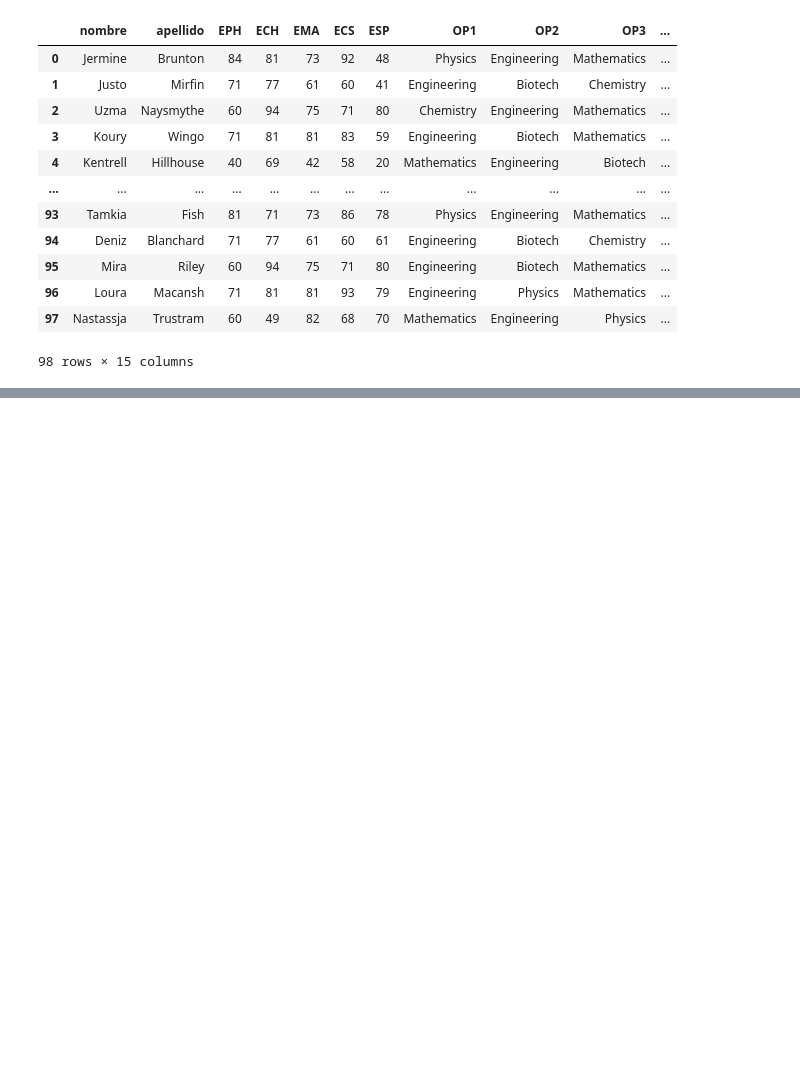
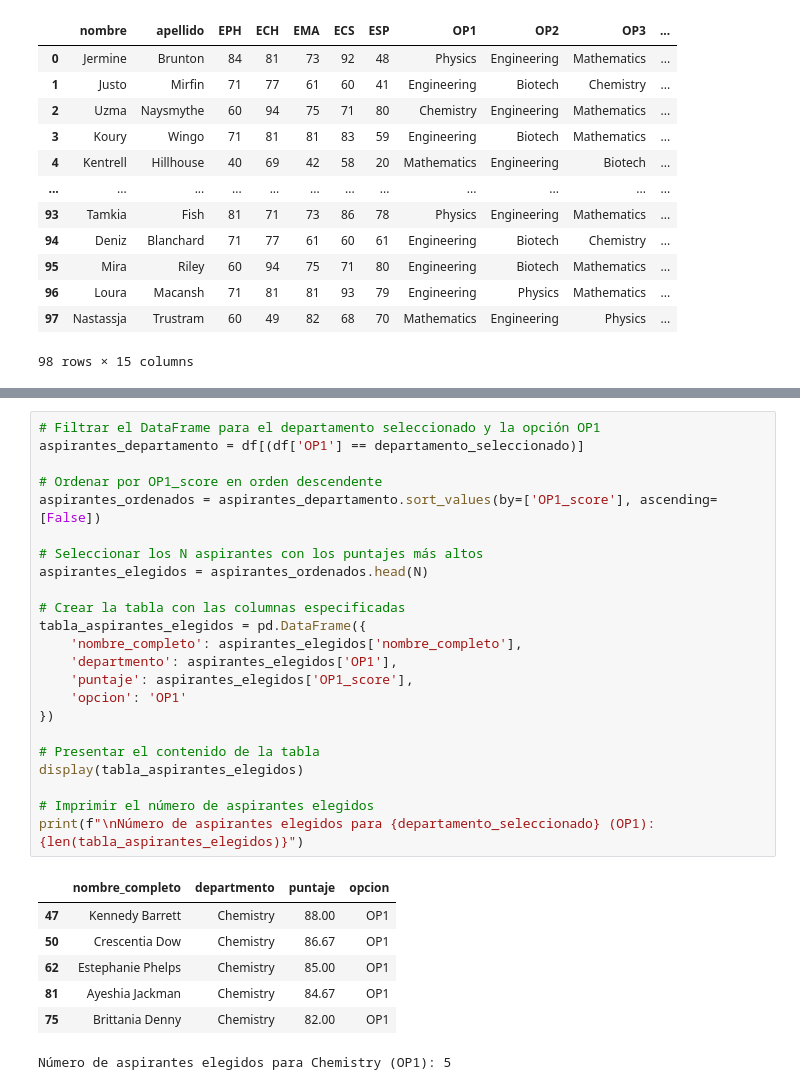
Before and after one commit to AnaLuisaGR/Unidad_1-Actividad_1.ipynb, a Jupyter notebook: Seleccion_de_aspirantes.ipynb, the cells around one changed output, grey strips where cells are left out. Saved outputs shown, nothing was run; the diff lists cells and outputs as text; blank space fills up the shorter version.

Commit message:
Selección de aspirantes a la Universidad

```diff
--- a/Seleccion_de_aspirantes.ipynb
+++ b/Seleccion_de_aspirantes.ipynb
@@ -183,0 +184,31 @@ Número de aspirantes elegidos para Engineering (OP1): 5
+# %%
+# Filtrar el DataFrame para el departamento seleccionado y la opción OP1
+aspirantes_departamento = df[(df['OP1'] == departamento_seleccionado)]
+
+# Ordenar por OP1_score en orden descendente
+aspirantes_ordenados = aspirantes_departamento.sort_values(by=['OP1_score'], ascending=[False])
+
+# Seleccionar los N aspirantes con los puntajes más altos
+aspirantes_elegidos = aspirantes_ordenados.head(N)
+
+# Crear la tabla con las columnas especificadas
+tabla_aspirantes_elegidos = pd.DataFrame({
+    'nombre_completo': aspirantes_elegidos['nombre_completo'],
+    'departmento': aspirantes_elegidos['OP1'],
+    'puntaje': aspirantes_elegidos['OP1_score'],
+    'opcion': 'OP1'
+})
+
+# Presentar el contenido de la tabla
+display(tabla_aspirantes_elegidos)
+
+# Imprimir el número de aspirantes elegidos
+print(f"\nNúmero de aspirantes elegidos para {departamento_seleccionado} (OP1): {len(tabla_aspirantes_elegidos)}")
+# %% [output]
+|  | nombre_completo | departmento | puntaje | opcion |
+| 47 | Kennedy Barrett | Chemistry | 88.00 | OP1 |
+| 50 | Crescentia Dow | Chemistry | 86.67 | OP1 |
+| 62 | Estephanie Phelps | Chemistry | 85.00 | OP1 |
+| 81 | Ayeshia Jackman | Chemistry | 84.67 | OP1 |
+| 75 | Brittania Denny | Chemistry | 82.00 | OP1 |
+Número de aspirantes elegidos para Chemistry (OP1): 5
```
Also changed, not shown: parts of 5 cells of this notebook.
